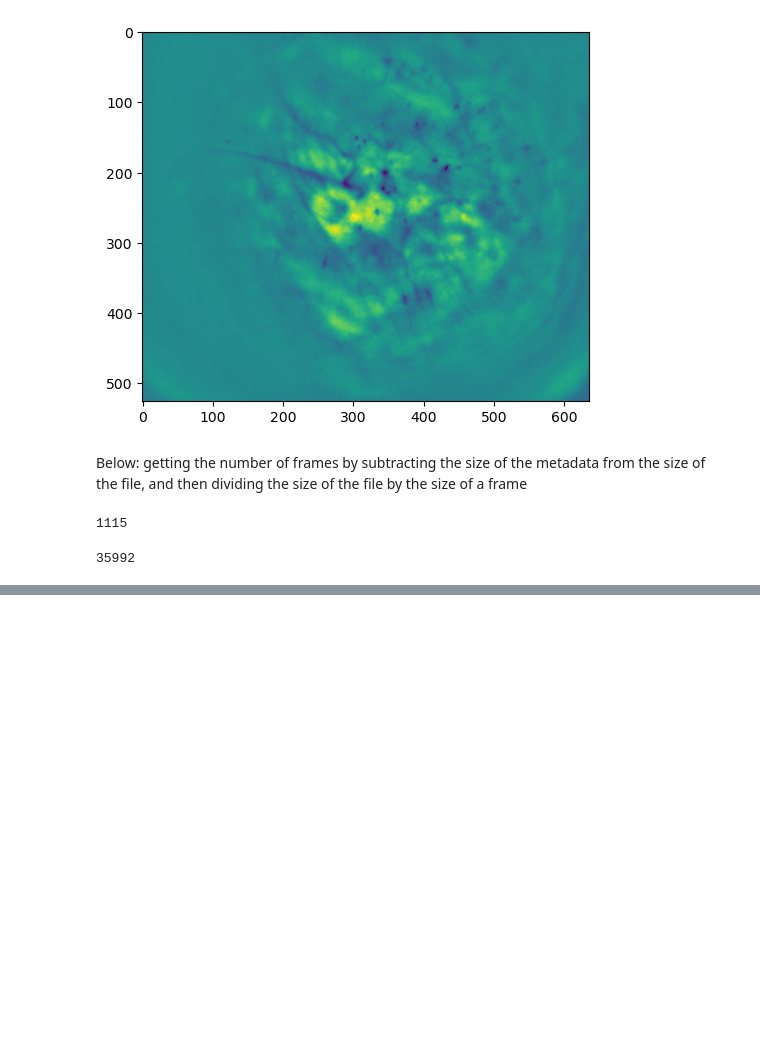
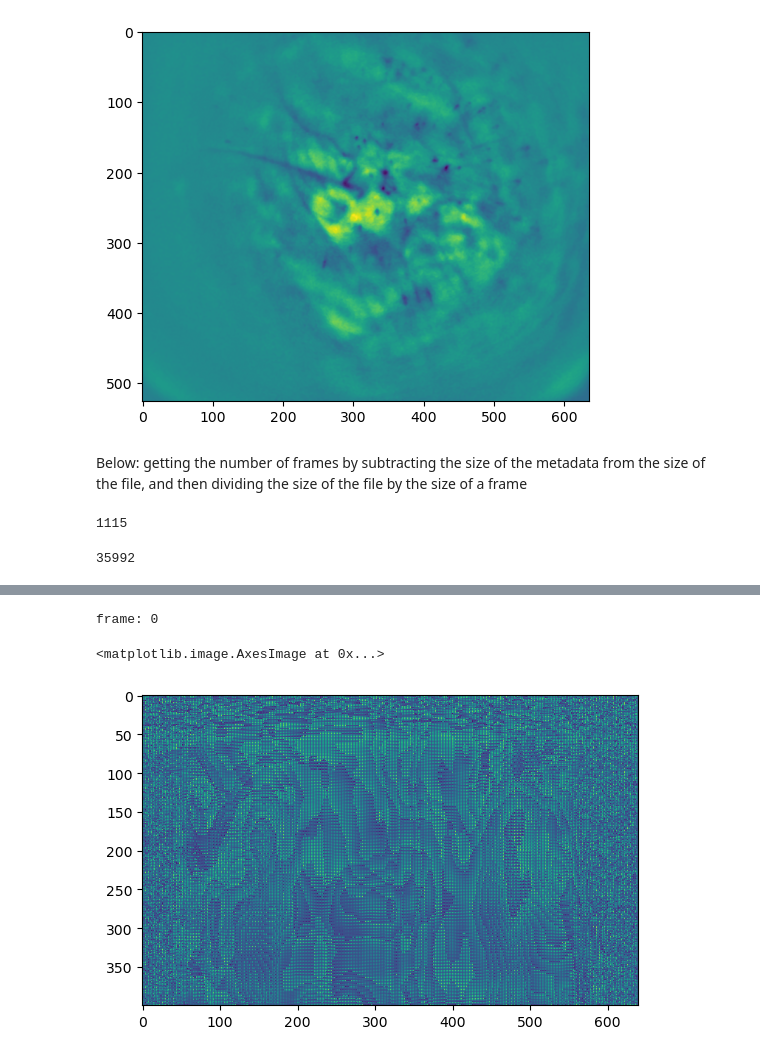
Before and after one commit to DanielShteinbok/MultiWienerNet, a Jupyter notebook: tensorflow/Large Movie Deconvolution.ipynb, the cells around one changed output, grey strips where cells are left out. Cells and saved outputs as stored; diff of their text form; code cells hidden in the pictures; blank space fills up the shorter version.

Commit message:
added the saving of the raw frame

```diff
--- a/tensorflow/Large Movie Deconvolution.ipynb
+++ b/tensorflow/Large Movie Deconvolution.ipynb
@@ -44,0 +48,3 @@ num_frames
+# %%
+# create the output file if it does not exist, truncate (override) whatever already exists
+outfile = open('../data/outmovie.raw', 'w+b')
@@ -44,0 +58,2 @@ num_frames
+# %%
+plt.imshow(isxd_reader.load_image2('../data/outmovie.raw', index=0, dimensions=dimensions, metadata_size=metadata_size))
@@ -44,0 +65,14 @@ num_frames
+# %%
+import preset_nn
+
+# the model that you create has to match the saved weights
+# the default created by instant_multiwienernet is the same as noisy5.
+# However, you may want to use e.g. blurpools as per Zhang, 2019.
+# In that case, you may want to use something like the commented-out line:
+# model = preset_nn.instant_multiwienernet(pooling='averageblur')
+model = preset_nn.instant_multiwienernet()
+
+# replace this with the path to the model weights that you save
+weights_path = "saved_models/multiwiener_nV3_probe_noisy5/model_weights"
+
+model.load_weights(weights_path)
@@ -44,0 +94,18 @@ num_frames
+# %%
+with open('../data/outmovie.raw', 'w+b') as outfile:
+    for frame in range(1):
+        print("frame: " + str(frame))
+        outfile.seek(2*800*1280*frame)
+        in_img = isxd_reader.load_image2(standard_movie_path, index=frame, dimensions=dimensions, metadata_size=metadata_size)
+        in_img_padded = np.pad(in_img, ((137,137), (322,322)))
+        in_img_scaled = denoising.rescale_to_one(in_img_padded)
+        out_img = model(in_img_scaled.reshape((1,800,1280,1)))[0,:,:].numpy()
+        out_img_2B = (denoising.rescale_to_one(out_img)*256).astype(np.uint8)
+        outfile.write(out_img)
+# %% [output]
+frame: 0
+# %%
+plt.imshow(isxd_reader.load_image2('../data/outmovie.raw', index=0, metadata_size=metadata_size))
+# %% [output]
+<matplotlib.image.AxesImage at 0x...>
+[figure, added]
```
Also changed, not shown: parts of 7 cells of this notebook.
